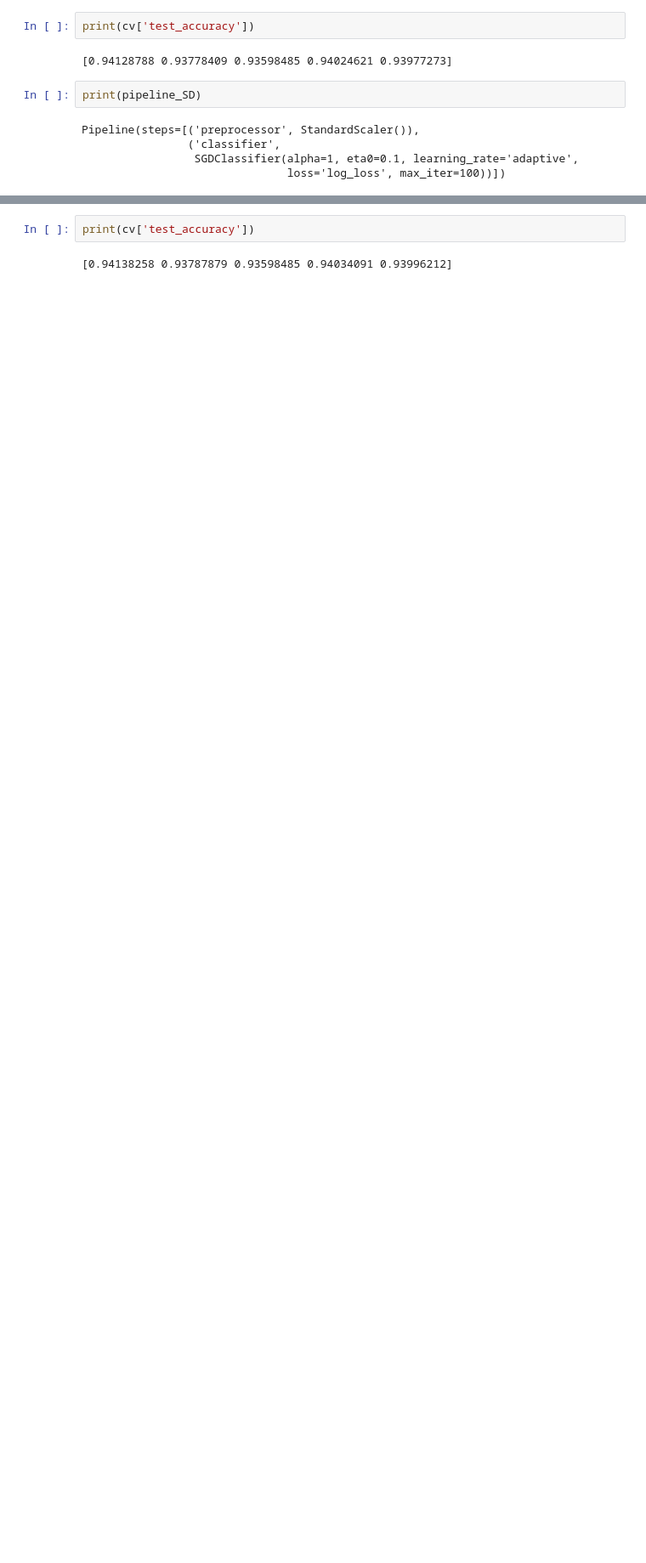
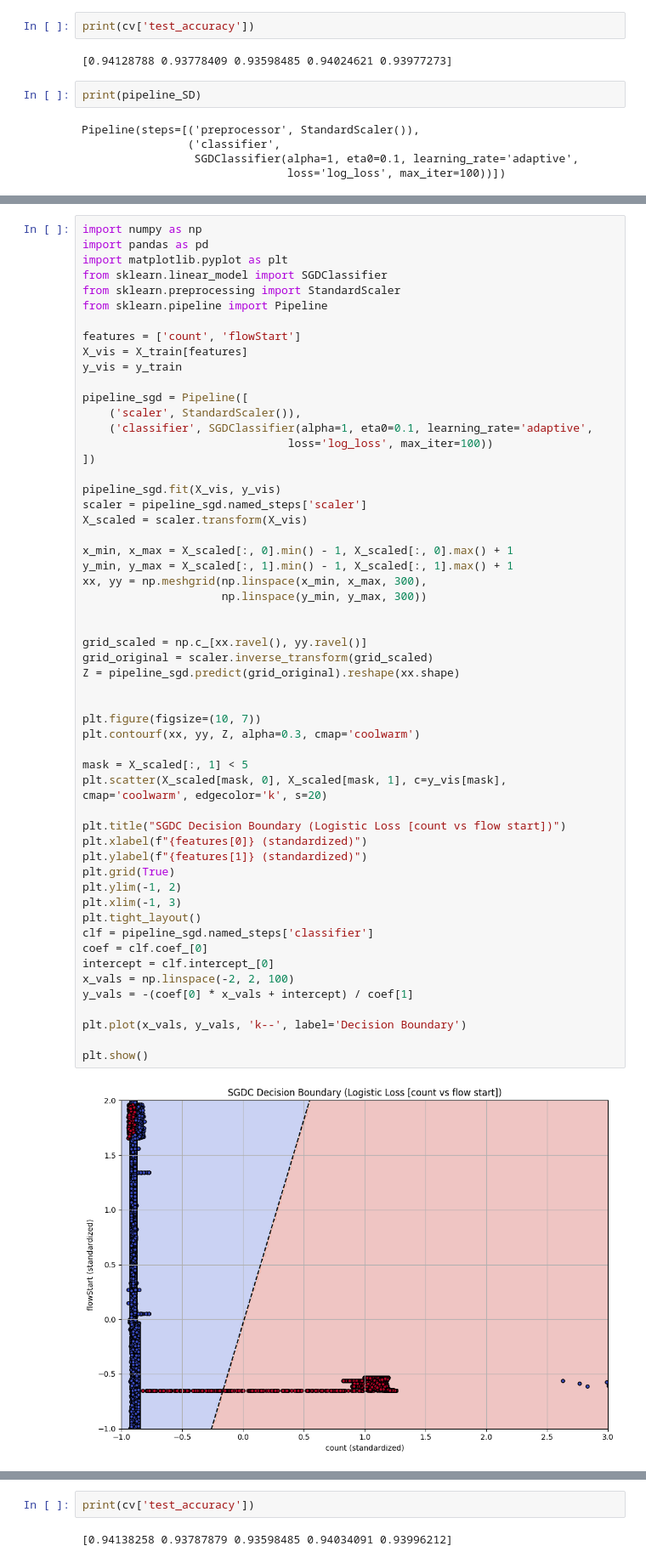
Before and after one commit to ChristopherZinati/483-final-project, a Jupyter notebook: OPCUA_notebook.ipynb, the cells around one changed output, grey strips where cells are left out. Shown at 85% size. Saved outputs shown, nothing was run; the diff lists cells and outputs as text; blank space fills up the shorter version.

```diff
--- a/OPCUA_notebook.ipynb
+++ b/OPCUA_notebook.ipynb
@@ -1367,3 +1367,60 @@ plt.show()
+# %%
+import numpy as np
+import pandas as pd
+import matplotlib.pyplot as plt
+from sklearn.linear_model import SGDClassifier
+from sklearn.preprocessing import StandardScaler
+from sklearn.pipeline import Pipeline
+
+features = ['count', 'flowStart']
+X_vis = X_train[features]
+y_vis = y_train
+
+pipeline_sgd = Pipeline([
+    ('scaler', StandardScaler()),
+    ('classifier', SGDClassifier(alpha=1, eta0=0.1, learning_rate='adaptive',
+                               loss='log_loss', max_iter=100))
+])
+
+pipeline_sgd.fit(X_vis, y_vis)
+scaler = pipeline_sgd.named_steps['scaler']
+X_scaled = scaler.transform(X_vis)
+
+x_min, x_max = X_scaled[:, 0].min() - 1, X_scaled[:, 0].max() + 1
+y_min, y_max = X_scaled[:, 1].min() - 1, X_scaled[:, 1].max() + 1
+xx, yy = np.meshgrid(np.linspace(x_min, x_max, 300),
+                     np.linspace(y_min, y_max, 300))
+
+
+grid_scaled = np.c_[xx.ravel(), yy.ravel()]
+grid_original = scaler.inverse_transform(grid_scaled)
+Z = pipeline_sgd.predict(grid_original).reshape(xx.shape)
+
+
+plt.figure(figsize=(10, 7))
+plt.contourf(xx, yy, Z, alpha=0.3, cmap='coolwarm')
+
+mask = X_scaled[:, 1] < 5
+plt.scatter(X_scaled[mask, 0], X_scaled[mask, 1], c=y_vis[mask], cmap='coolwarm', edgecolor='k', s=20)
+
+plt.title("SGDC Decision Boundary (Logistic Loss [count vs flow start])")
+plt.xlabel(f"{features[0]} (standardized)")
+plt.ylabel(f"{features[1]} (standardized)")
+plt.grid(True)
+plt.ylim(-1, 2)
+plt.xlim(-1, 3)
+plt.tight_layout()
+clf = pipeline_sgd.named_steps['classifier']
+coef = clf.coef_[0]
+intercept = clf.intercept_[0]
+x_vals = np.linspace(-2, 2, 100)
+y_vals = -(coef[0] * x_vals + intercept) / coef[1]
+
+plt.plot(x_vals, y_vals, 'k--', label='Decision Boundary')
+
+plt.show()
+# %% [output]
+[figure, added]
 # %%
 cv = cross_validate(pipeline_LR,
                     X_train,
```
Also changed, not shown: parts of 15 cells of this notebook.
